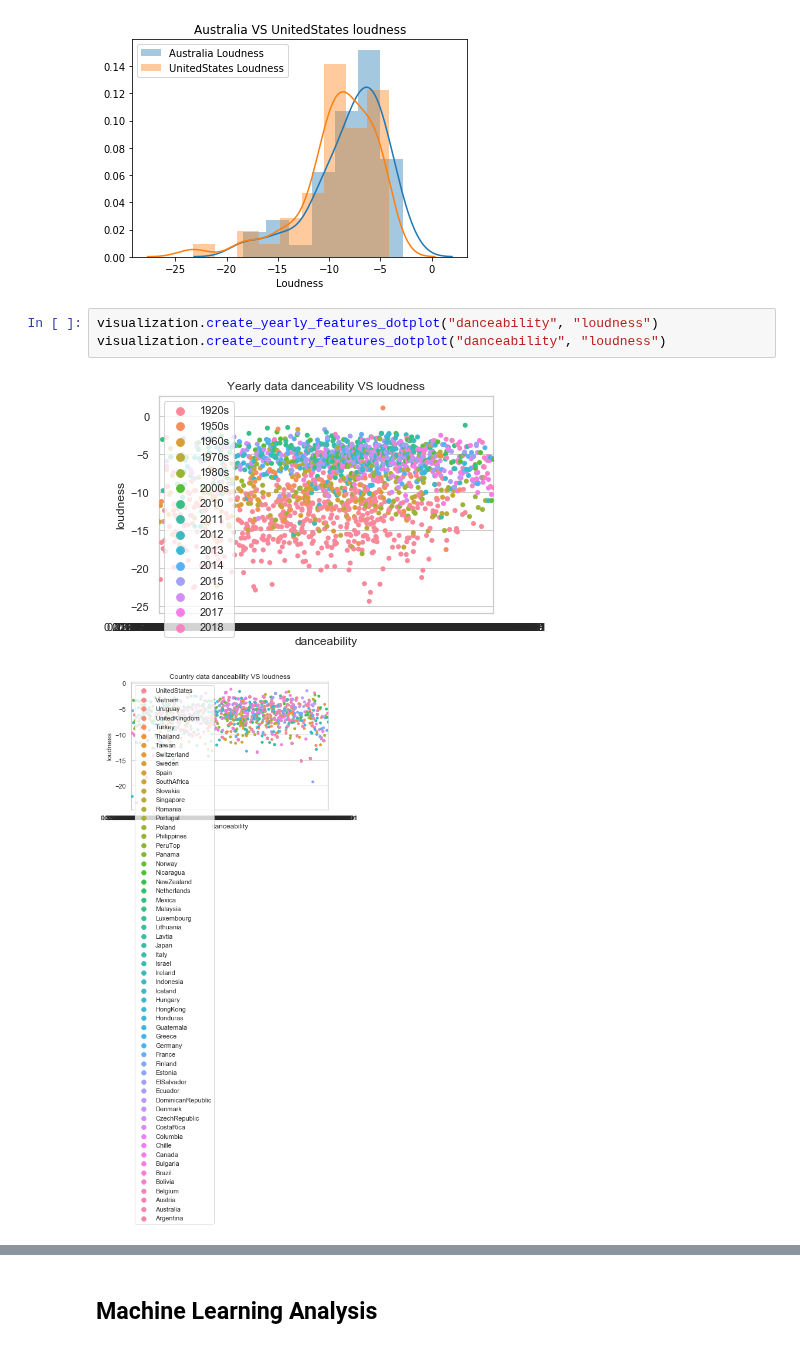
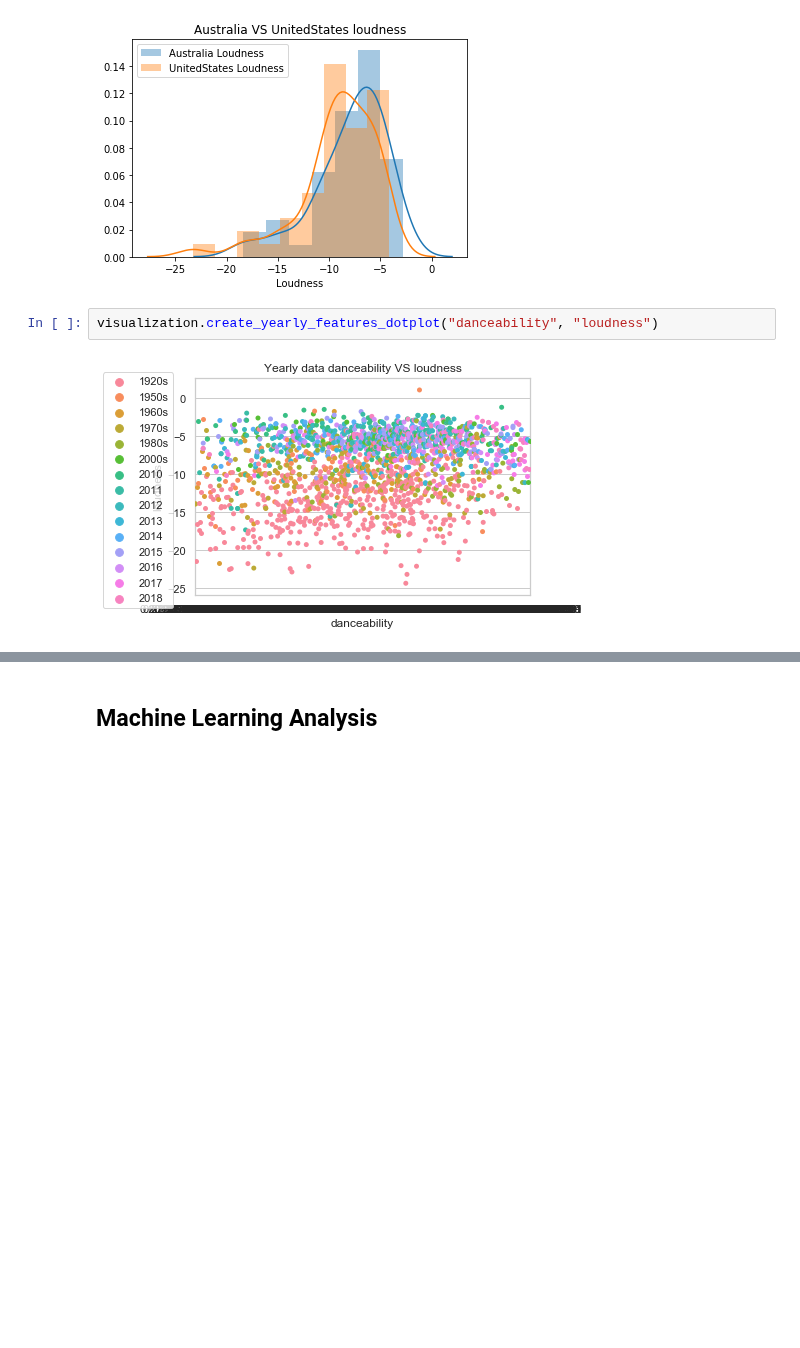
Before and after one commit to edgeslab/cs418-project-the-outliers, a Jupyter notebook: spotify-analysis/SpotifyAnalysis.ipynb, the cells around one changed output, grey strips where cells are left out. Cells and saved outputs as stored; diff of their text form; blank space fills up the shorter version.

```diff
--- a/spotify-analysis/SpotifyAnalysis.ipynb
+++ b/spotify-analysis/SpotifyAnalysis.ipynb
@@ -88,7 +88,5 @@ visualization.makeLoudnessBarplot("Australia", "UnitedStates")
 [figure]
 # %%
 visualization.create_yearly_features_dotplot("danceability", "loudness")
-visualization.create_country_features_dotplot("danceability", "loudness")
 # %% [output]
-[figure, old version]
+[figure, new version]
-[figure, removed]
```
Also changed, not shown: parts of 3 cells of this notebook, 1 other file.
